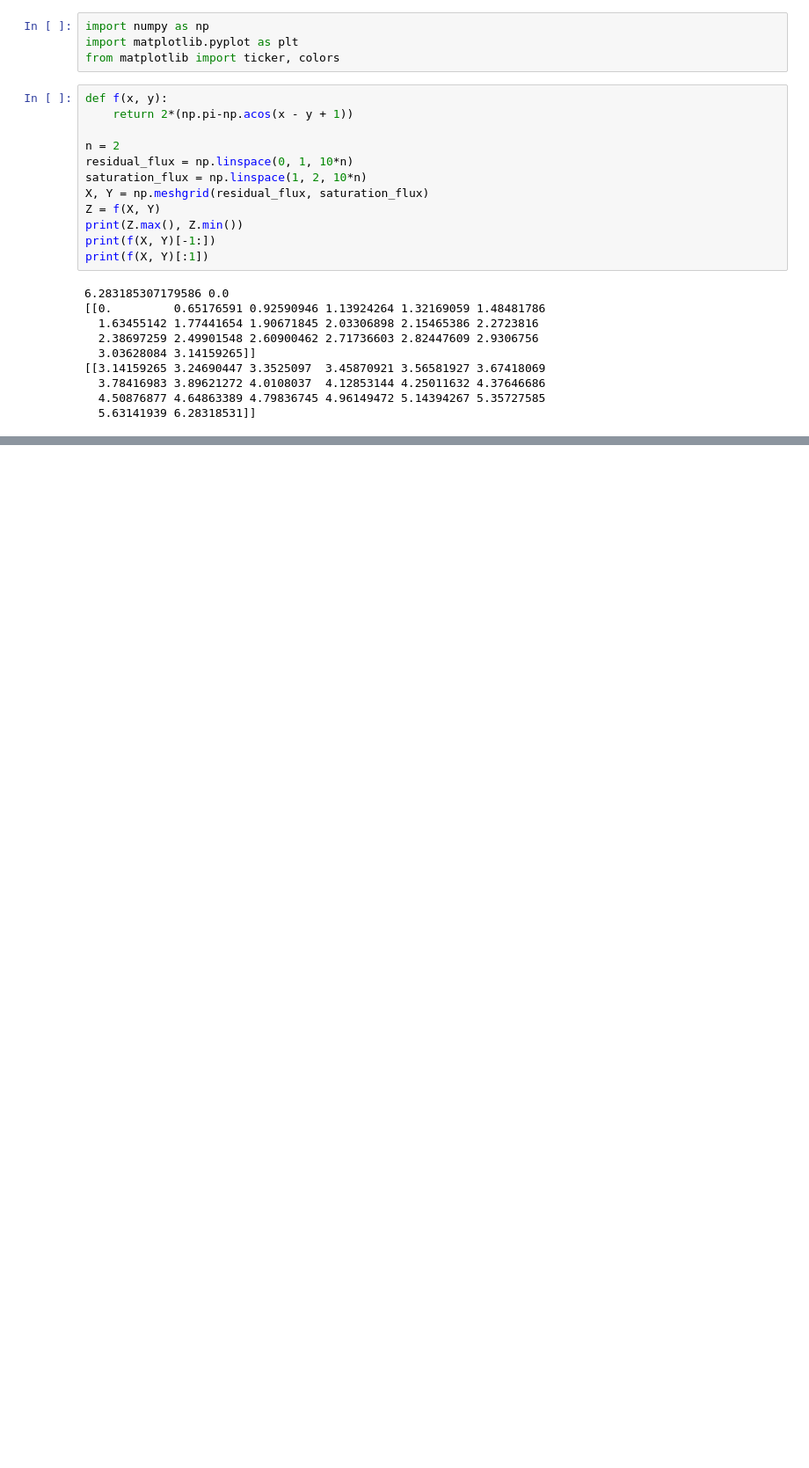
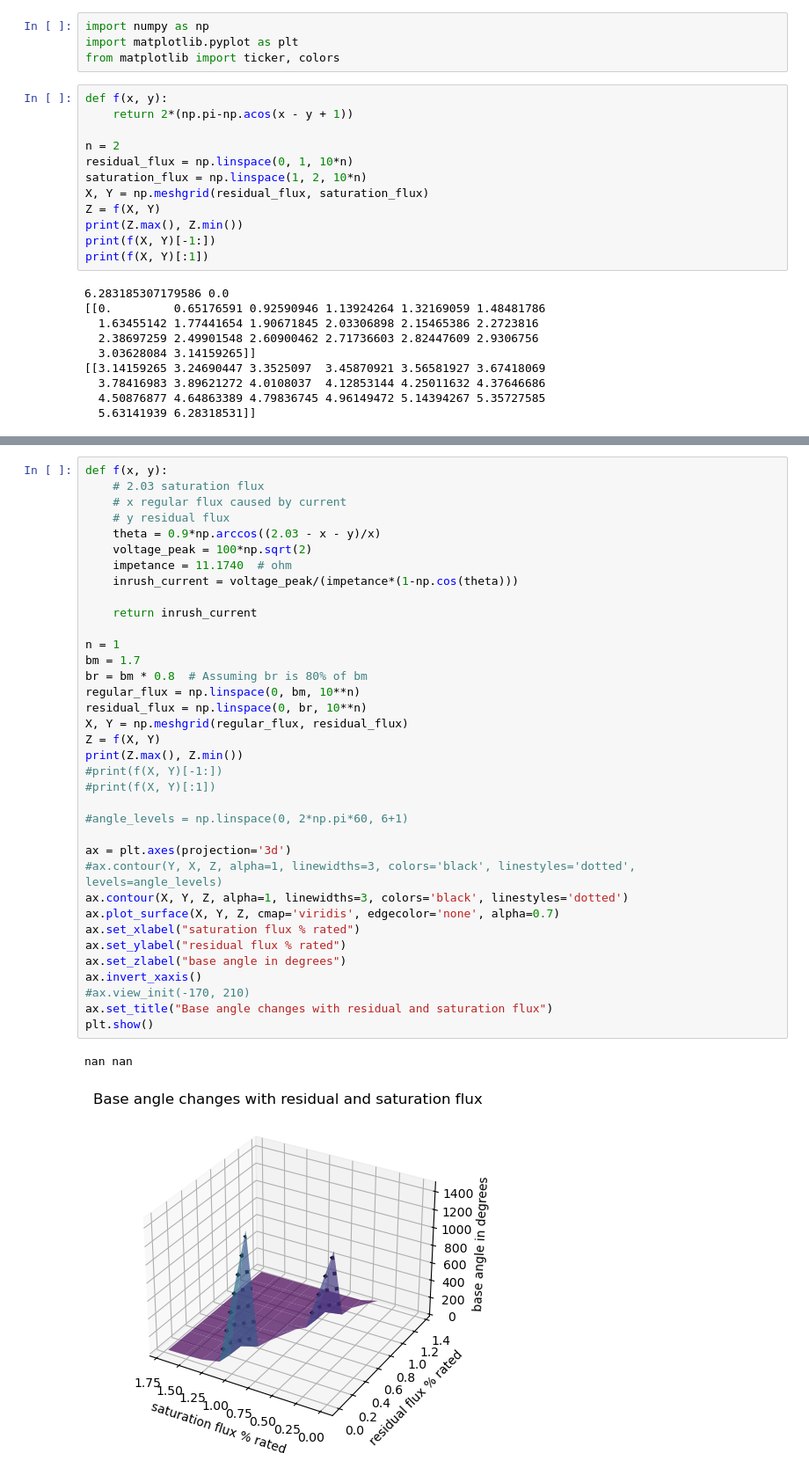
Before and after one commit to tabirako/electrical_scripts, a Jupyter notebook: base_angle_changes_with_residual_and_saturation_flux.ipynb, the cells around one changed output, grey strips where cells are left out. Shown at 88% size. Saved outputs shown, nothing was run; the diff lists cells and outputs as text; blank space fills up the shorter version.

```diff
--- a/base_angle_changes_with_residual_and_saturation_flux.ipynb
+++ b/base_angle_changes_with_residual_and_saturation_flux.ipynb
@@ -41,0 +50,39 @@ plt.show()
+# %%
+def f(x, y):
+    # 2.03 saturation flux
+    # x regular flux caused by current
+    # y residual flux
+    theta = 0.9*np.arccos((2.03 - x - y)/x)
+    voltage_peak = 100*np.sqrt(2)
+    impetance = 11.1740  # ohm
+    inrush_current = voltage_peak/(impetance*(1-np.cos(theta)))
+
+    return inrush_current
+
+n = 1
+bm = 1.7
+br = bm * 0.8  # Assuming br is 80% of bm
+regular_flux = np.linspace(0, bm, 10**n)
+residual_flux = np.linspace(0, br, 10**n)
+X, Y = np.meshgrid(regular_flux, residual_flux)
+Z = f(X, Y)
+print(Z.max(), Z.min())
+#print(f(X, Y)[-1:])
+#print(f(X, Y)[:1])
+
+#angle_levels = np.linspace(0, 2*np.pi*60, 6+1)
+
+ax = plt.axes(projection='3d')
+#ax.contour(Y, X, Z, alpha=1, linewidths=3, colors='black', linestyles='dotted', levels=angle_levels)
+ax.contour(X, Y, Z, alpha=1, linewidths=3, colors='black', linestyles='dotted')
+ax.plot_surface(X, Y, Z, cmap='viridis', edgecolor='none', alpha=0.7)
+ax.set_xlabel("saturation flux % rated")
+ax.set_ylabel("residual flux % rated")
+ax.set_zlabel("base angle in degrees")
+ax.invert_xaxis()
+#ax.view_init(-170, 210)
+ax.set_title("Base angle changes with residual and saturation flux")
+plt.show()
+# %% [output]
+nan nan
+[figure, added]
```
Also changed, not shown: parts of 5 cells of this notebook, 1 other file.
